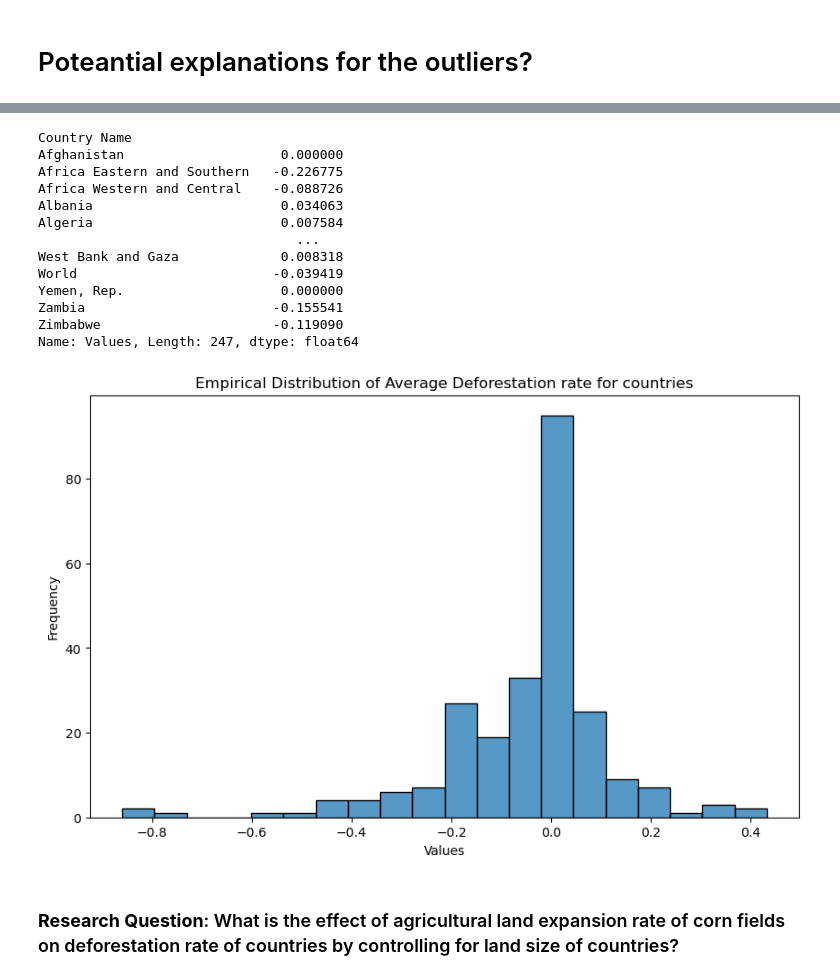
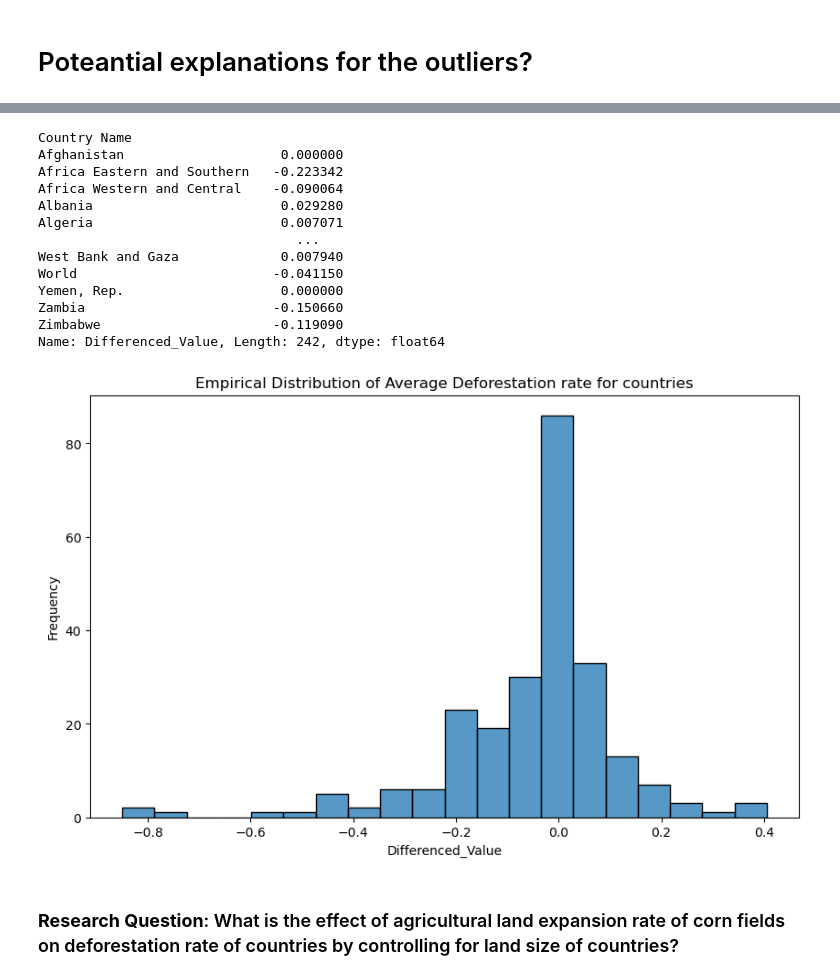
Before and after one commit to ZeliaDec/DataScience, a Jupyter notebook: analysis.ipynb, the cells around one changed output, grey strips where cells are left out. Cells and saved outputs as stored; diff of their text form; code cells hidden in the pictures.

```diff
--- a/analysis.ipynb
+++ b/analysis.ipynb
@@ -187,0 +151,17 @@ rate_df
+# %%
+country_lst = nan_count_per_country[nan_count_per_country > 0].index.to_list()
+
+#Dropping all the data related to countries above
+df_cleaned = df_long[~df_long['Country Name'].isin(country_lst)]
+#Some countries have missing values but not that much, drop the rows with missing values
+df_cleaned = df_cleaned.dropna()
+
+df_cleaned['Differenced_Value'] = df_cleaned.groupby('Country Name')['Values'].diff()
+
+# Ensure that the 'Year' column is included for context
+df_cleaned = df_cleaned[['Country Name', 'Year', 'Differenced_Value']]
+
+#Remove the year 1999
+df_cleaned = df_cleaned[~(df_cleaned["Year"] == 1999)]
+df_cleaned = df_cleaned.reset_index(drop = True)
+df_cleaned
@@ -188,7 +182,7 @@ rate_df
 # %%
 #Outlier analysis
 #Calcualte the spread of deforestation rate for countries (max  - min)
-spread_df = rate_df.groupby("Country Name")["Values"].agg(lambda x: x.max() - x.min())
+spread_df = df_cleaned.groupby("Country Name")["Differenced_Value"].agg(lambda x: x.max() - x.min())
 #Therefore it is reasonable to take the average per country
 
 
@@ -196,6 +190,6 @@ plt.figure(figsize=(10, 6))
 spread_df.plot(kind = "bar")
 plt.xticks(fontsize=0.4)  # Set the font size as desired (e.g., 6)
 plt.ylabel('Spread of Percentage Change')
-plt.axhline(y=2, color='red', linestyle='--')
+#plt.axhline(y=2, color='red', linestyle='--')
 plt.show()
 # %% [output]
@@ -203,7 +197,7 @@ plt.show()
 # %%
 spread_df[spread_df>2] #The difference between maximum percentage change and minimum percentage is larger than %2
 countries_with_large_spread = (spread_df[spread_df>2]).index.to_list()
-df_filtered = rate_df[~rate_df['Country Name'].isin(countries_with_large_spread)]#Removing those countries
+df_filtered = df_cleaned[~df_cleaned['Country Name'].isin(countries_with_large_spread)]#Removing those countries
 print(spread_df[spread_df>2])
 # %% [output]
 Country Name
@@ -238,34 +242,34 @@ df_cleaned[df_cleaned["Country Name"] == "Northern Mariana Islands"] #Just tot l
 # %%
-average_deforestation = df_filtered.groupby("Country Name")["Values"].mean()  #Taking the average
+average_deforestation = df_filtered.groupby("Country Name")["Differenced_Value"].mean()  #Taking the average
 #Now this becomes the average percentage change at the last 20 years (For example: For Albania the average deforestation rate is 0.035%)
 average_deforestation
 # %% [output]
 Country Name
 Afghanistan                    0.000000
-Africa Eastern and Southern   -0.226775
-Africa Western and Central    -0.088726
-Albania                        0.034063
-Algeria                        0.007584
+Africa Eastern and Southern   -0.223342
+Africa Western and Central    -0.090064
+Albania                        0.029280
+Algeria                        0.007071
                                  ...
-West Bank and Gaza             0.008318
-World                         -0.039419
+West Bank and Gaza             0.007940
+World                         -0.041150
 Yemen, Rep.                    0.000000
-Zambia                        -0.155541
+Zambia                        -0.150660
 Zimbabwe                      -0.119090
-Name: Values, Length: 247, dtype: float64
+Name: Differenced_Value, Length: 242, dtype: float64
 # %%
 plt.figure(figsize=(10,6))
 sns.histplot(average_deforestation, bins=20, kde=False, edgecolor='black')
 
 # Add labels and title
-plt.xlabel('Values')
+plt.xlabel('Differenced_Value')
 plt.ylabel('Frequency')
 plt.title('Empirical Distribution of Average Deforestation rate for countries')
 
 # Show the plot
 plt.show()
 # %% [output]
-[figure, old version]
+[figure, new version]
 # %% [markdown]
 ### **Research Question**: What is the effect of agricultural land expansion rate of corn fields on deforestation rate of countries by controlling for land size of countries?
 # %%
```
Also changed, not shown: parts of 34 cells of this notebook.
